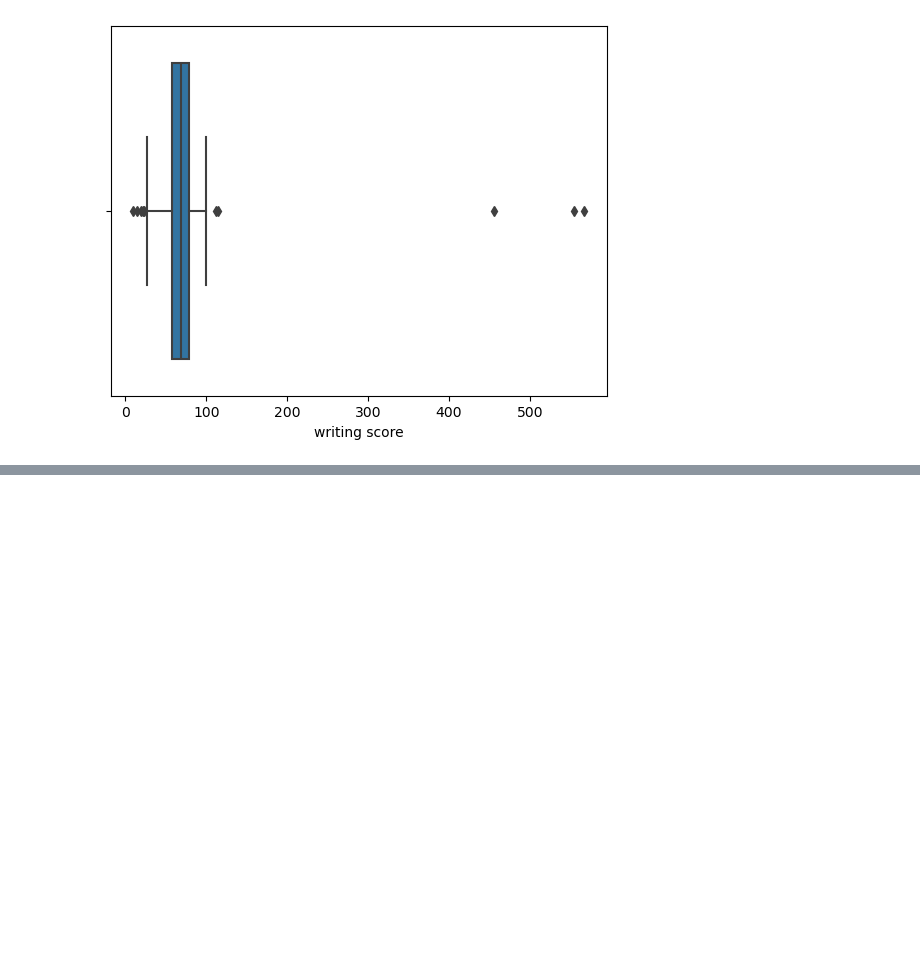
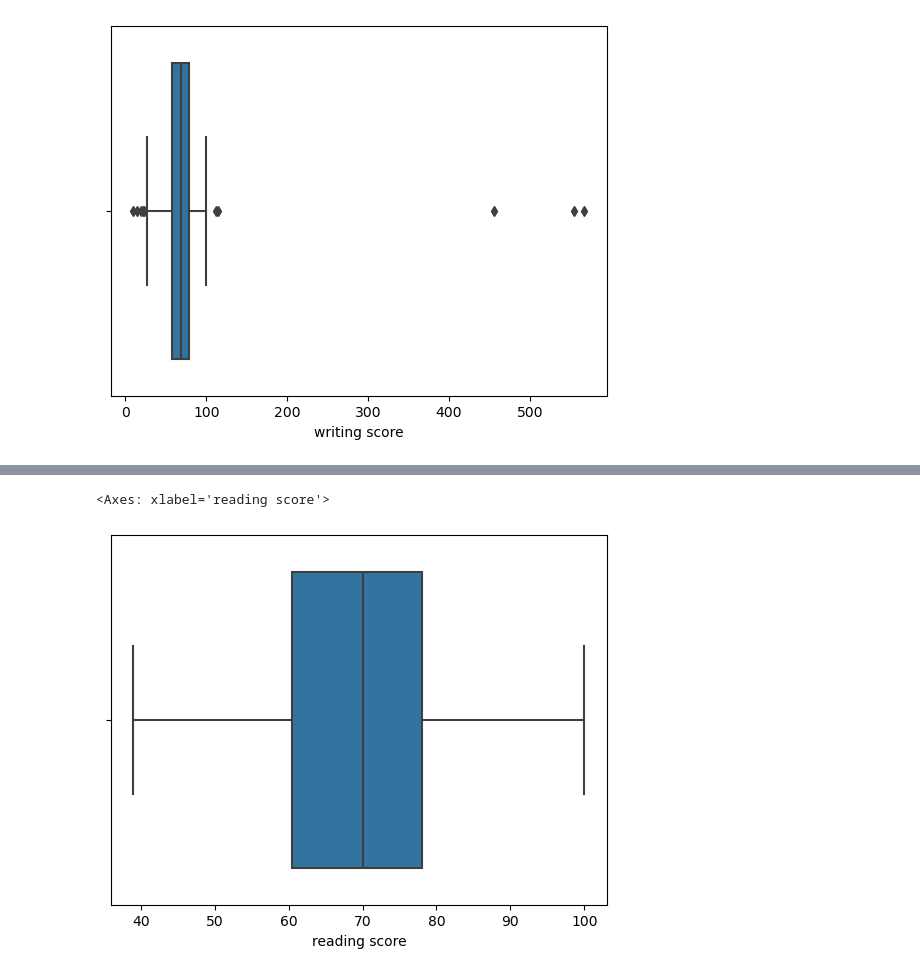
Before and after one commit to piyushhagarwal/TE-SEM2, a Jupyter notebook: DSBDA/Assignment 2/main.ipynb, the cells around one changed output, grey strips where cells are left out. Cells and saved outputs as stored; diff of their text form; code cells hidden in the pictures; blank space fills up the shorter version.

```diff
--- a/DSBDA/Assignment 2/main.ipynb
+++ b/DSBDA/Assignment 2/main.ipynb
@@ -174,0 +177,15 @@ memory usage: 56.2+ KB
+# %%
+# Method 2: Z-score method
+# Z-score is a standardized score that indicates how many standard deviations a data point is from the mean. It is calculated as the difference between a data point and the mean divided by the standard deviation.
+# Z = (X - μ) / σ
+# where X is the data point, μ is the mean, and σ is the standard deviation.
+# YT video for Z-score: https://www.youtube.com/watch?v=KFuEAGR3HS4
+
+z = (dataset["reading score"] - dataset["reading score"].mean()) / dataset["reading score"].std()
+
+dataset = dataset[(z < 3) & (z > -3)] # Keep only the data points within 3 standard deviations
+
+sns.boxplot(x=dataset["reading score"])
+# %% [output]
+<Axes: xlabel='reading score'>
+[figure, added]
```
Also changed, not shown: parts of 4 cells of this notebook.
